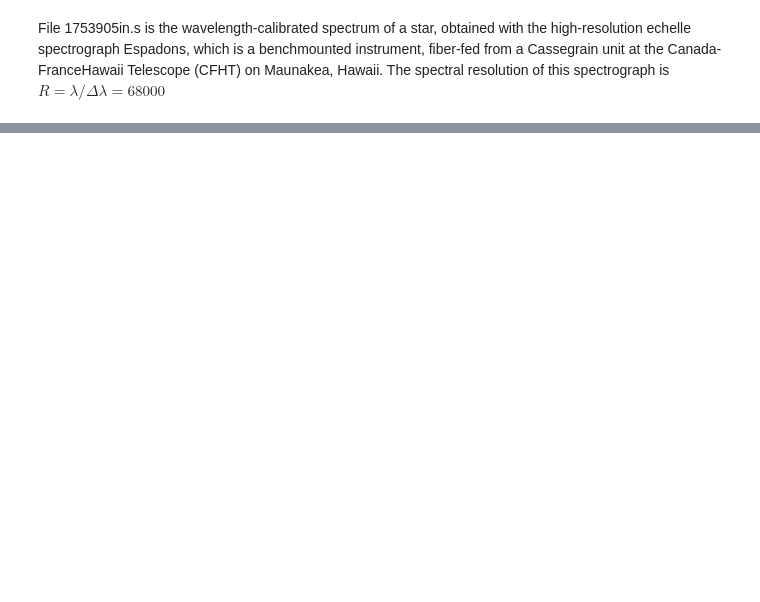
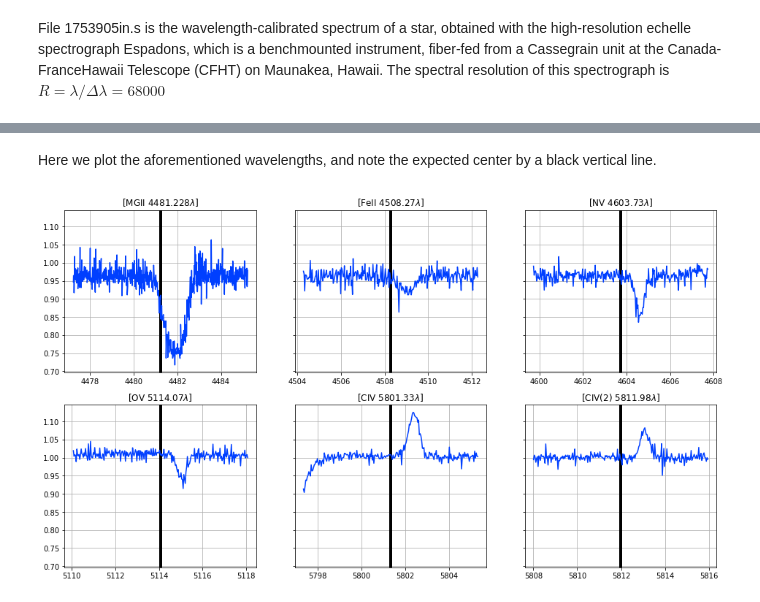
Before and after one commit to kaimibk/School, a Jupyter notebook: ASTR_423/A2/A2.ipynb, the cells around one changed output, grey strips where cells are left out. Saved outputs shown, nothing was run; the diff lists cells and outputs as text; code cells hidden in the pictures; blank space fills up the shorter version.

```diff
--- a/ASTR_423/A2/A2.ipynb
+++ b/ASTR_423/A2/A2.ipynb
@@ -300,0 +110,14 @@ CIV2
+# %%
+import pandas as pd
+import numpy as np
+import astropy.units as u
+
+temp = np.genfromtxt("1753905in.s", skip_header=2)
+df = pd.DataFrame(temp)
+
+df.columns = [f'col_{i}' for i in range(7)]
+
+df.col_0 = (df.col_0 * u.nm).values.to('AA')
+
+df.sort_values(by=['col_0'], inplace=True)
+df.head(10)
@@ -300,0 +221,31 @@ CIV2
+# %%
+spec_lines = {
+        'MGII' : 4481.228 * u.AA,
+        'FeII' : 4508.27 * u.AA,
+        'NV' : 4603.73 * u.AA,
+        'OV' : 5114.07 * u.AA,
+        'CIV' : 5801.33 * u.AA,
+        'CIV(2)' : 5811.98 * u.AA
+    }
+# %% [markdown]
+Here we plot the aforementioned wavelengths, and note the expected center by a black vertical line.
+# %%
+fig, axarr = plt.subplots(2, 3, figsize=(16,9), sharey=True)
+window = 4 * u.AA
+
+locs = [(0,0), (0,1), (0,2), (1,0), (1,1), (1,2)]
+
+for idx, element in enumerate(spec_lines):
+
+    temp_df = df[(df.col_0 > (spec_lines[element] - window)) &
+                 (df.col_0 < (spec_lines[element] + window))]
+
+    axarr[locs[idx]].axvline(spec_lines[element].value, color='k', lw=4)
+    axarr[locs[idx]].plot(temp_df.col_0, temp_df.col_1)
+
+    axarr[locs[idx]].set_title(f'[{element} {spec_lines[element].value}$\lambda$]')
+    axarr[locs[idx]].grid()
+
+plt.show()
+# %% [output]
+[figure, added]
```
Also changed, not shown: parts of 48 cells of this notebook, 5 other files.
